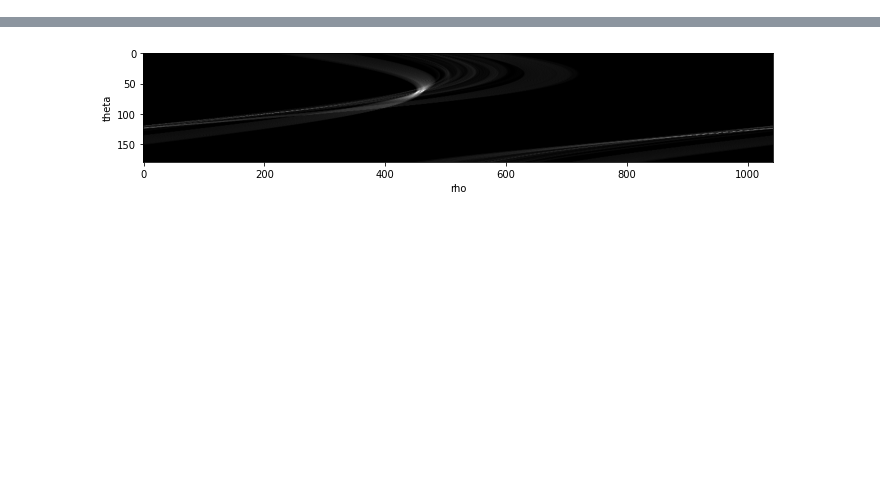
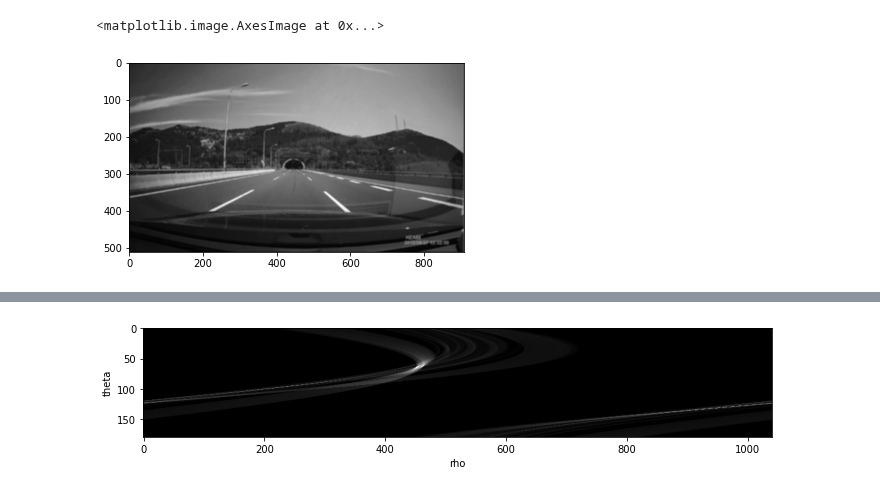
Before and after one commit to Beepbloop/lane_detection, a Jupyter notebook: EntireProcess.ipynb, the cells around one changed output, grey strips where cells are left out. Cells and saved outputs as stored; diff of their text form; code cells hidden in the pictures; blank space fills up the shorter version.

```diff
--- a/EntireProcess.ipynb
+++ b/EntireProcess.ipynb
@@ -259,0 +31,6 @@ def Hough_lines(img, line_length):
+# %%
+smooth = smoothing(gray)
+plt.imshow(smooth,cmap='gray')
+# %% [output]
+<matplotlib.image.AxesImage at 0x...>
+[figure, added]
```
Also changed, not shown: parts of 30 cells of this notebook, 7 other files.
